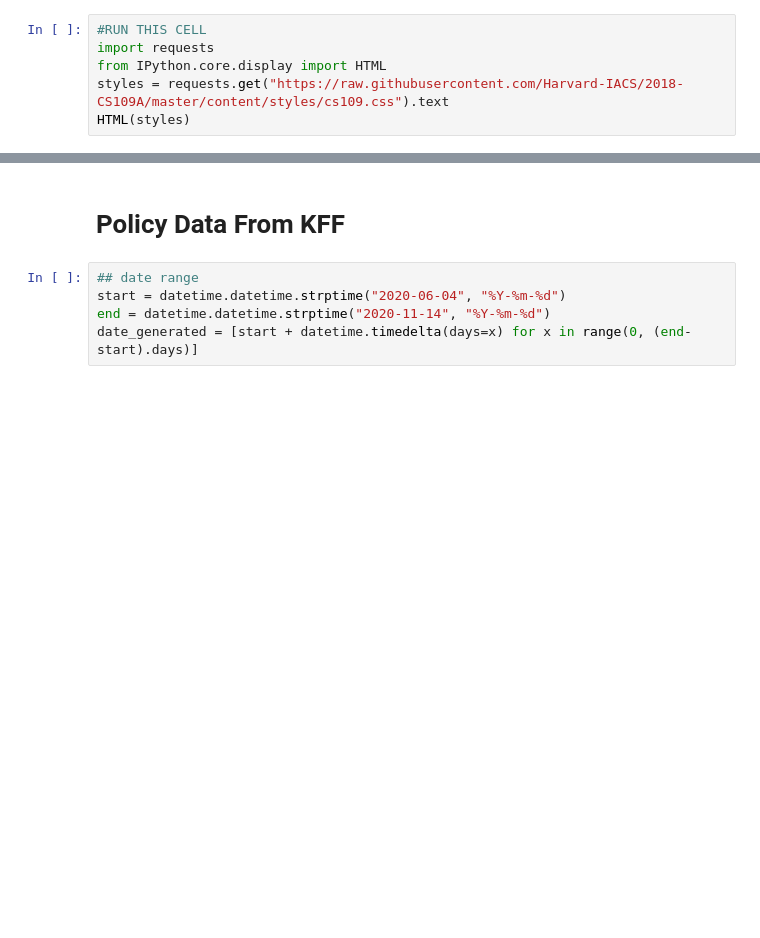
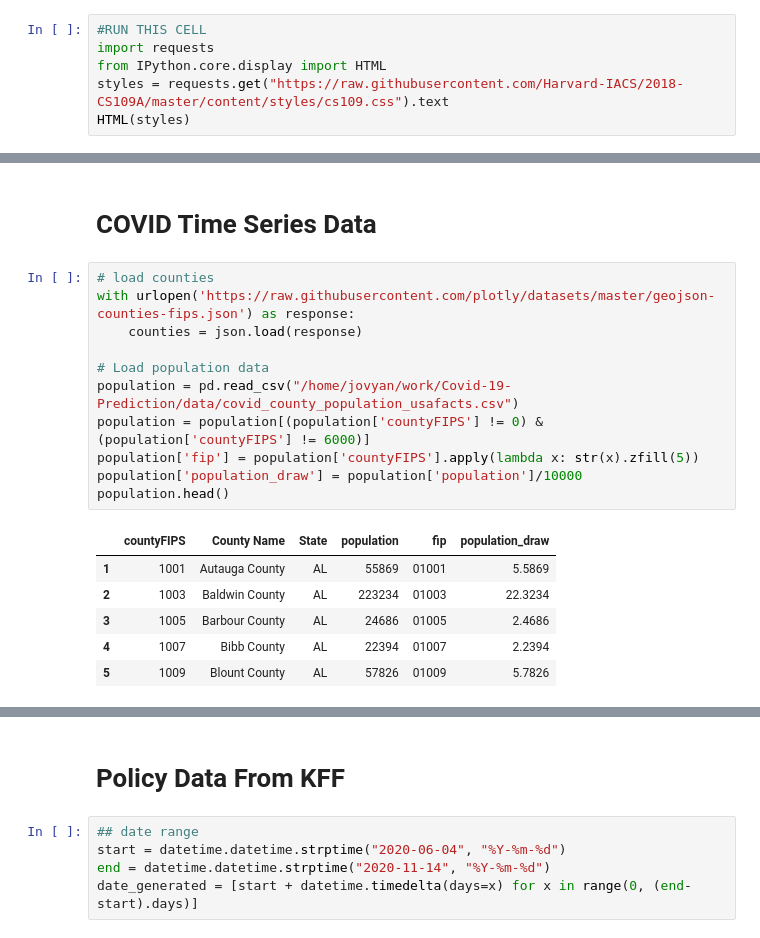
Before and after one commit to 209a-final-project/Covid-19-Prediction, a Jupyter notebook: EDA/policy_data_eda.ipynb, the cells around one changed output, grey strips where cells are left out. Cells and saved outputs as stored; diff of their text form; blank space fills up the shorter version.

```diff
--- a/EDA/policy_data_eda.ipynb
+++ b/EDA/policy_data_eda.ipynb
@@ -20,0 +37,20 @@ import matplotlib.pyplot as plt
+# %% [markdown]
+# COVID Time Series Data
+# %%
+# load counties
+with urlopen('https://raw.githubusercontent.com/plotly/datasets/master/geojson-counties-fips.json') as response:
+    counties = json.load(response)
+
+# Load population data
+population = pd.read_csv("/home/jovyan/work/Covid-19-Prediction/data/covid_county_population_usafacts.csv")
+population = population[(population['countyFIPS'] != 0) & (population['countyFIPS'] != 6000)]
+population['fip'] = population['countyFIPS'].apply(lambda x: str(x).zfill(5))
+population['population_draw'] = population['population']/10000
+population.head()
+# %% [output]
+|  | countyFIPS | County Name | State | population | fip | population_draw |
+| 1 | 1001 | Autauga County | AL | 55869 | 01001 | 5.5869 |
+| 2 | 1003 | Baldwin County | AL | 223234 | 01003 | 22.3234 |
+| 3 | 1005 | Barbour County | AL | 24686 | 01005 | 2.4686 |
+| 4 | 1007 | Bibb County | AL | 22394 | 01007 | 2.2394 |
+| 5 | 1009 | Blount County | AL | 57826 | 01009 | 5.7826 |
```
Also changed, not shown: parts of 4 cells of this notebook, 4 other files.
